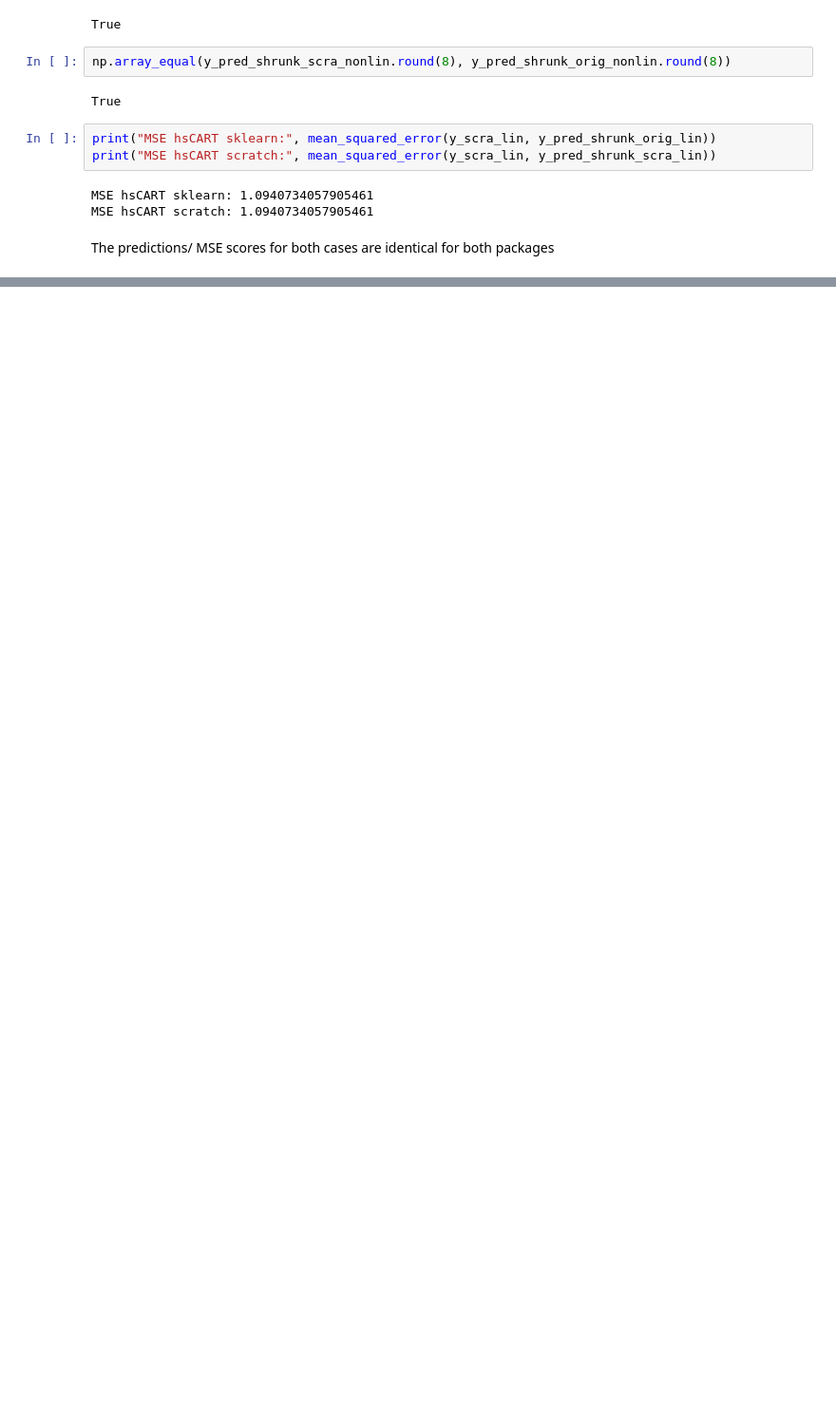
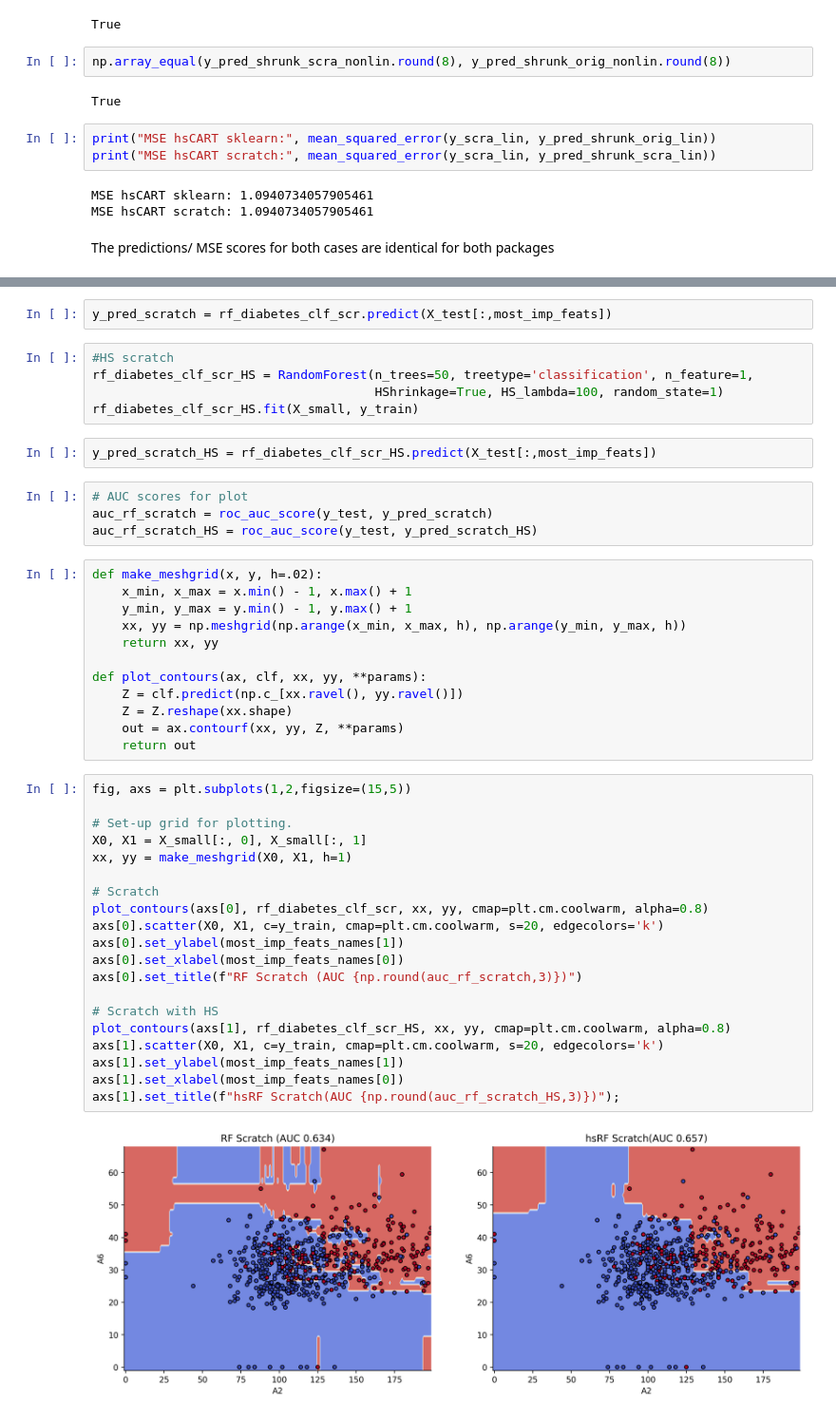
Before and after one commit to markusloecher/TreeBasedModel, a Jupyter notebook: notebooks/Recreation_results_HS_paper.ipynb, the cells around one changed output, grey strips where cells are left out. Shown at 95% size. Drawn from its saved outputs; the diff is of its cells as text; blank space fills up the shorter version.

```diff
--- a/notebooks/Recreation_results_HS_paper.ipynb
+++ b/notebooks/Recreation_results_HS_paper.ipynb
@@ -178,0 +280,47 @@ The predictions/ MSE scores for both cases are identical for both packages
+# %%
+y_pred_scratch = rf_diabetes_clf_scr.predict(X_test[:,most_imp_feats])
+# %%
+#HS scratch
+rf_diabetes_clf_scr_HS = RandomForest(n_trees=50, treetype='classification', n_feature=1,
+                                      HShrinkage=True, HS_lambda=100, random_state=1)
+rf_diabetes_clf_scr_HS.fit(X_small, y_train)
+# %%
+y_pred_scratch_HS = rf_diabetes_clf_scr_HS.predict(X_test[:,most_imp_feats])
+# %%
+# AUC scores for plot
+auc_rf_scratch = roc_auc_score(y_test, y_pred_scratch)
+auc_rf_scratch_HS = roc_auc_score(y_test, y_pred_scratch_HS)
+# %%
+def make_meshgrid(x, y, h=.02):
+    x_min, x_max = x.min() - 1, x.max() + 1
+    y_min, y_max = y.min() - 1, y.max() + 1
+    xx, yy = np.meshgrid(np.arange(x_min, x_max, h), np.arange(y_min, y_max, h))
+    return xx, yy
+
+def plot_contours(ax, clf, xx, yy, **params):
+    Z = clf.predict(np.c_[xx.ravel(), yy.ravel()])
+    Z = Z.reshape(xx.shape)
+    out = ax.contourf(xx, yy, Z, **params)
+    return out
+# %%
+fig, axs = plt.subplots(1,2,figsize=(15,5))
+
+# Set-up grid for plotting.
+X0, X1 = X_small[:, 0], X_small[:, 1]
+xx, yy = make_meshgrid(X0, X1, h=1)
+
+# Scratch
+plot_contours(axs[0], rf_diabetes_clf_scr, xx, yy, cmap=plt.cm.coolwarm, alpha=0.8)
+axs[0].scatter(X0, X1, c=y_train, cmap=plt.cm.coolwarm, s=20, edgecolors='k')
+axs[0].set_ylabel(most_imp_feats_names[1])
+axs[0].set_xlabel(most_imp_feats_names[0])
+axs[0].set_title(f"RF Scratch (AUC {np.round(auc_rf_scratch,3)})")
+
+# Scratch with HS
+plot_contours(axs[1], rf_diabetes_clf_scr_HS, xx, yy, cmap=plt.cm.coolwarm, alpha=0.8)
+axs[1].scatter(X0, X1, c=y_train, cmap=plt.cm.coolwarm, s=20, edgecolors='k')
+axs[1].set_ylabel(most_imp_feats_names[1])
+axs[1].set_xlabel(most_imp_feats_names[0])
+axs[1].set_title(f"hsRF Scratch(AUC {np.round(auc_rf_scratch_HS,3)})");
+# %% [output]
+[figure, added]
```
Also changed, not shown: parts of 26 cells of this notebook, 1 other file.
